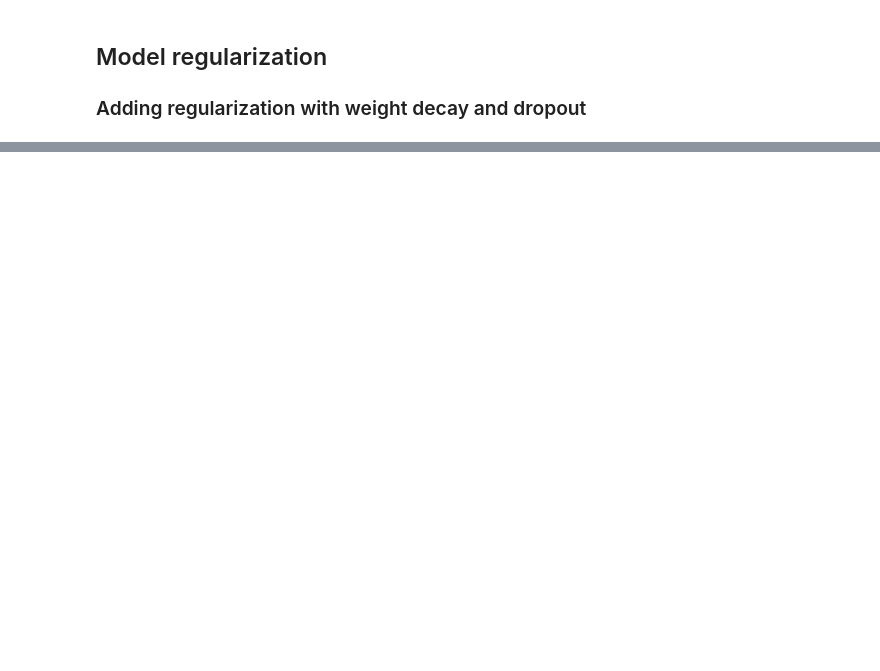
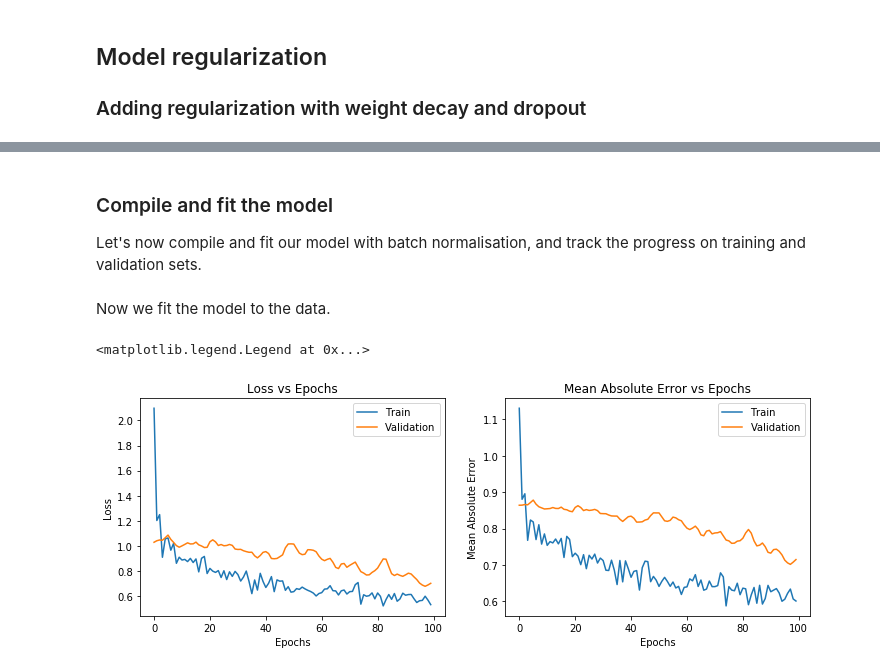
Before and after one commit to anilkunwar/coursera, a Jupyter notebook: ucl_getting_started_with_tf2/week3-Validation-Regularization-and-Callback.ipynb, the cells around one changed output, grey strips where cells are left out. Saved outputs shown, nothing was run; the diff lists cells and outputs as text; code cells hidden in the pictures; blank space fills up the shorter version.

```diff
--- a/ucl_getting_started_with_tf2/week3-Validation-Regularization-and-Callback.ipynb
+++ b/ucl_getting_started_with_tf2/week3-Validation-Regularization-and-Callback.ipynb
@@ -222,0 +281,49 @@ plt.show()
+# %%
+model.add(tf.keras.layers.BatchNormalization(
+    momentum=0.95,
+    epsilon=0.005,
+    axis = -1,
+    beta_initializer=tf.keras.initializers.RandomNormal(mean=0.0, stddev=0.05),
+    gamma_initializer=tf.keras.initializers.Constant(value=0.9)
+))
+# %%
+model.add(Dense(1))
+# %% [markdown]
+### Compile and fit the model
+
+Let's now compile and fit our model with batch normalisation, and track the progress on training and validation sets.
+# %%
+model.compile(optimizer='adam',
+              loss='mse',
+              metrics=['mae'])
+# %% [markdown]
+Now we fit the model to the data.
+# %%
+history = model.fit(train_data, train_target, epochs=100, validation_split=0.15,
+                    batch_size=64,verbose=False)
+# %%
+frame = pd.DataFrame(history.history)
+epochs = np.arange(len(frame))
+
+fig = plt.figure(figsize=(12,4))
+
+# Loss plot
+ax = fig.add_subplot(121)
+ax.plot(epochs, frame['loss'], label="Train")
+ax.plot(epochs, frame['val_loss'], label="Validation")
+ax.set_xlabel("Epochs")
+ax.set_ylabel("Loss")
+ax.set_title("Loss vs Epochs")
+ax.legend()
+
+# Accuracy plot
+ax = fig.add_subplot(122)
+ax.plot(epochs, frame['mae'], label="Train")
+ax.plot(epochs, frame['val_mae'], label="Validation")
+ax.set_xlabel("Epochs")
+ax.set_ylabel("Mean Absolute Error")
+ax.set_title("Mean Absolute Error vs Epochs")
+ax.legend()
+# %% [output]
+<matplotlib.legend.Legend at 0x...>
+[figure, added]
```
Also changed, not shown: parts of 25 cells of this notebook.
